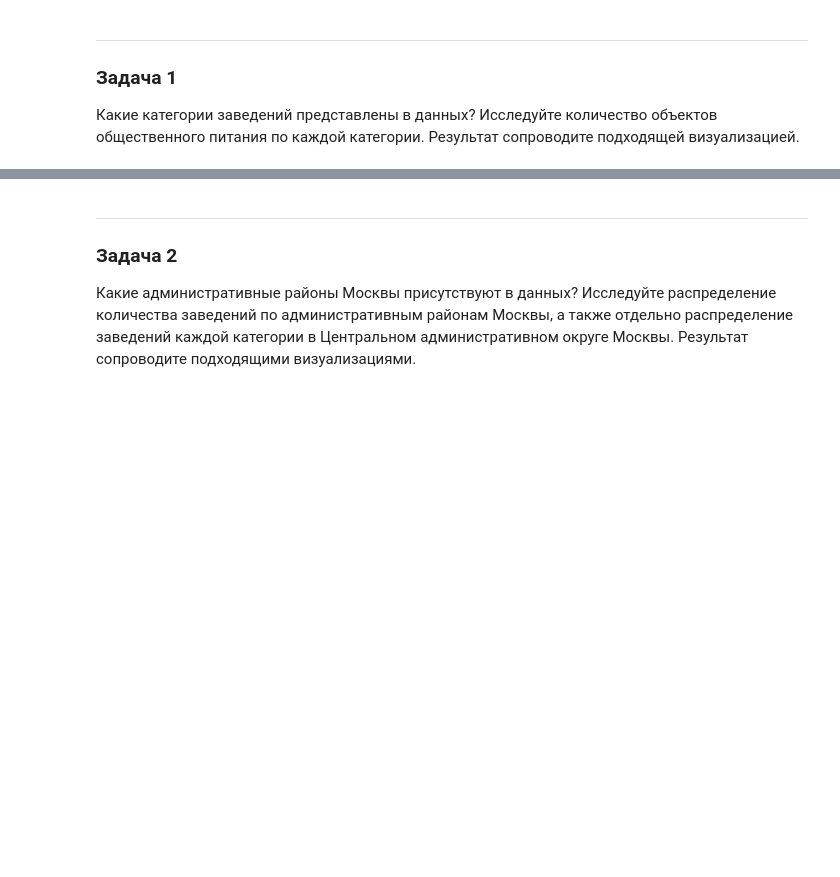
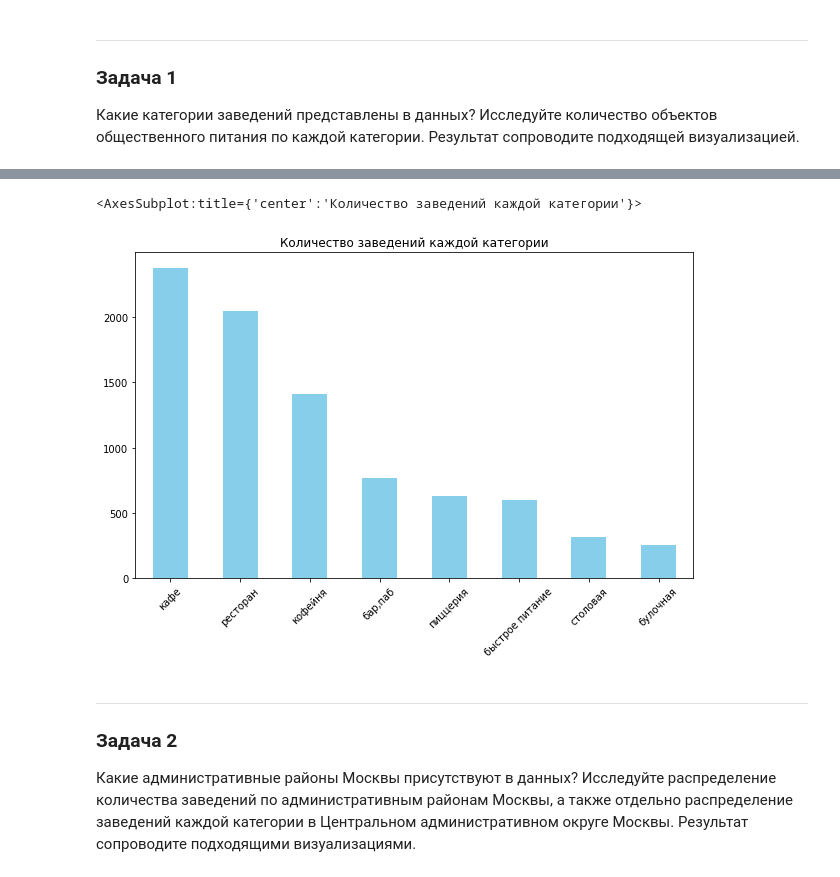
Before and after one commit to blbl-blbl/yandex_practicum_Data_Science_Course, a Jupyter notebook: Module_2_Python_Preprocessing/2. food sector analysis/food_sector_analysis.ipynb, the cells around one changed output, grey strips where cells are left out. Cells and saved outputs as stored; diff of their text form; code cells hidden in the pictures; blank space fills up the shorter version.

```diff
--- a/Module_2_Python_Preprocessing/2. food sector analysis/food_sector_analysis.ipynb
+++ b/Module_2_Python_Preprocessing/2. food sector analysis/food_sector_analysis.ipynb
@@ -294,3 +306,14 @@ print(f"Количество заведений, работающих ежедн
+# %%
+df['category'].value_counts().plot(
+    kind='bar',
+    title='Количество заведений каждой категории',
+    figsize=(10, 6),
+    rot=45,
+    color='skyblue'
+)
+# %% [output]
+<AxesSubplot:title={'center':'Количество заведений каждой категории'}>
+[figure, added]
 # %% [markdown]
 ---
 
```
Also changed, not shown: parts of 9 cells of this notebook.
